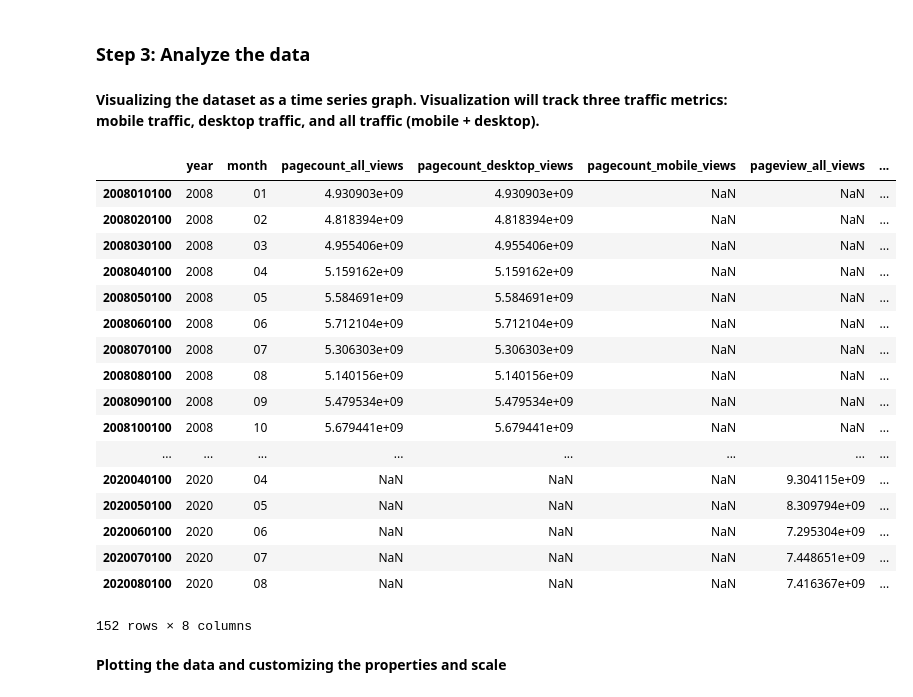
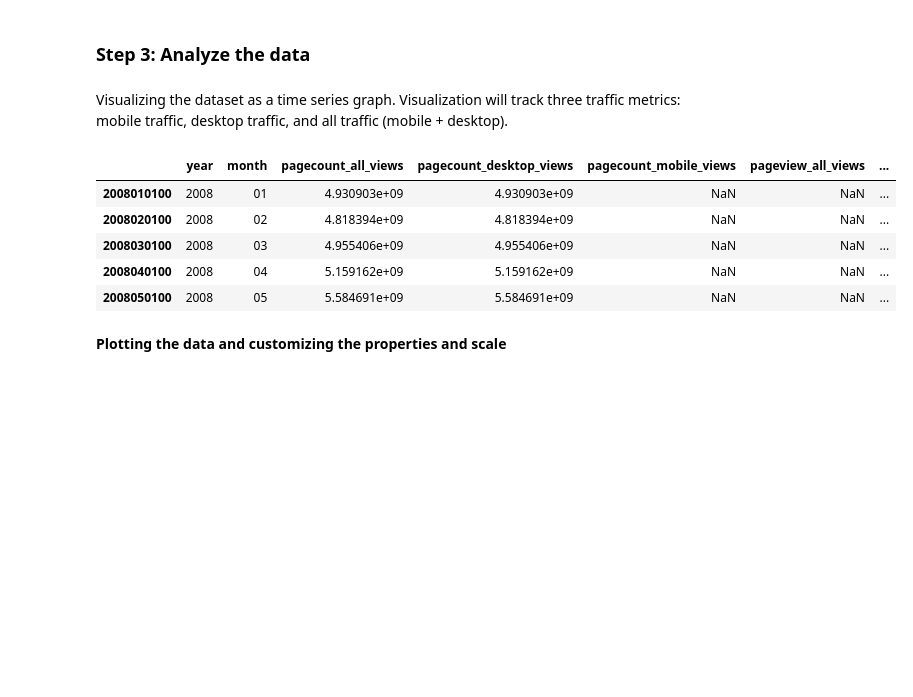
Before and after one commit to mickkygoel/data-512, a Jupyter notebook: data-512-a1/A1.ipynb, the cells around one changed output. Cells and saved outputs as stored; diff of their text form; code cells hidden in the pictures; blank space fills up the shorter version.

```diff
--- a/data-512-a1/A1.ipynb
+++ b/data-512-a1/A1.ipynb
@@ -268,28 +267,16 @@ df_csv.to_csv('en-wikipedia_traffic_200712-202008.csv')
 # %% [markdown]
 ### Step 3: Analyze the data
 # %% [markdown]
-**Visualizing the dataset as a time series graph. Visualization will track three traffic metrics: mobile traffic, desktop traffic, and all traffic (mobile + desktop).**
+Visualizing the dataset as a time series graph. Visualization will track three traffic metrics: mobile traffic, desktop traffic, and all traffic (mobile + desktop).
 # %%
-df
+df.head()
 # %% [output]
 |  | year | month | pagecount_all_views | pagecount_desktop_views | pagecount_mobile_views | pageview_all_views | ... |
 | 2008010100 | 2008 | 01 | 4.930903e+09 | 4.930903e+09 | NaN | NaN | ... |
 | 2008020100 | 2008 | 02 | 4.818394e+09 | 4.818394e+09 | NaN | NaN | ... |
 | 2008030100 | 2008 | 03 | 4.955406e+09 | 4.955406e+09 | NaN | NaN | ... |
 | 2008040100 | 2008 | 04 | 5.159162e+09 | 5.159162e+09 | NaN | NaN | ... |
 | 2008050100 | 2008 | 05 | 5.584691e+09 | 5.584691e+09 | NaN | NaN | ... |
-| 2008060100 | 2008 | 06 | 5.712104e+09 | 5.712104e+09 | NaN | NaN | ... |
-| 2008070100 | 2008 | 07 | 5.306303e+09 | 5.306303e+09 | NaN | NaN | ... |
-| 2008080100 | 2008 | 08 | 5.140156e+09 | 5.140156e+09 | NaN | NaN | ... |
-| 2008090100 | 2008 | 09 | 5.479534e+09 | 5.479534e+09 | NaN | NaN | ... |
-| 2008100100 | 2008 | 10 | 5.679441e+09 | 5.679441e+09 | NaN | NaN | ... |
-| ... | ... | ... | ... | ... | ... | ... | ... |
-| 2020040100 | 2020 | 04 | NaN | NaN | NaN | 9.304115e+09 | ... |
-| 2020050100 | 2020 | 05 | NaN | NaN | NaN | 8.309794e+09 | ... |
-| 2020060100 | 2020 | 06 | NaN | NaN | NaN | 7.295304e+09 | ... |
-| 2020070100 | 2020 | 07 | NaN | NaN | NaN | 7.448651e+09 | ... |
-| 2020080100 | 2020 | 08 | NaN | NaN | NaN | 7.416367e+09 | ... |
-152 rows × 8 columns
 # %% [markdown]
 **Plotting the data and customizing the properties and scale**
 # %%
```
Also changed, not shown: parts of 6 cells of this notebook.
